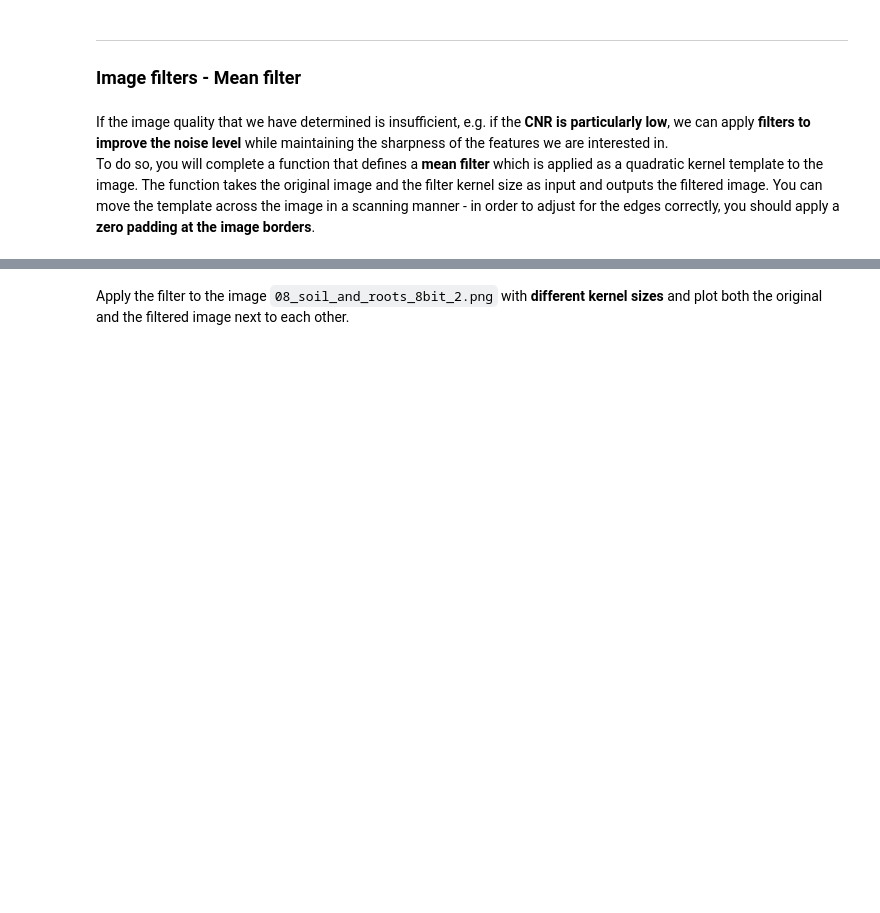
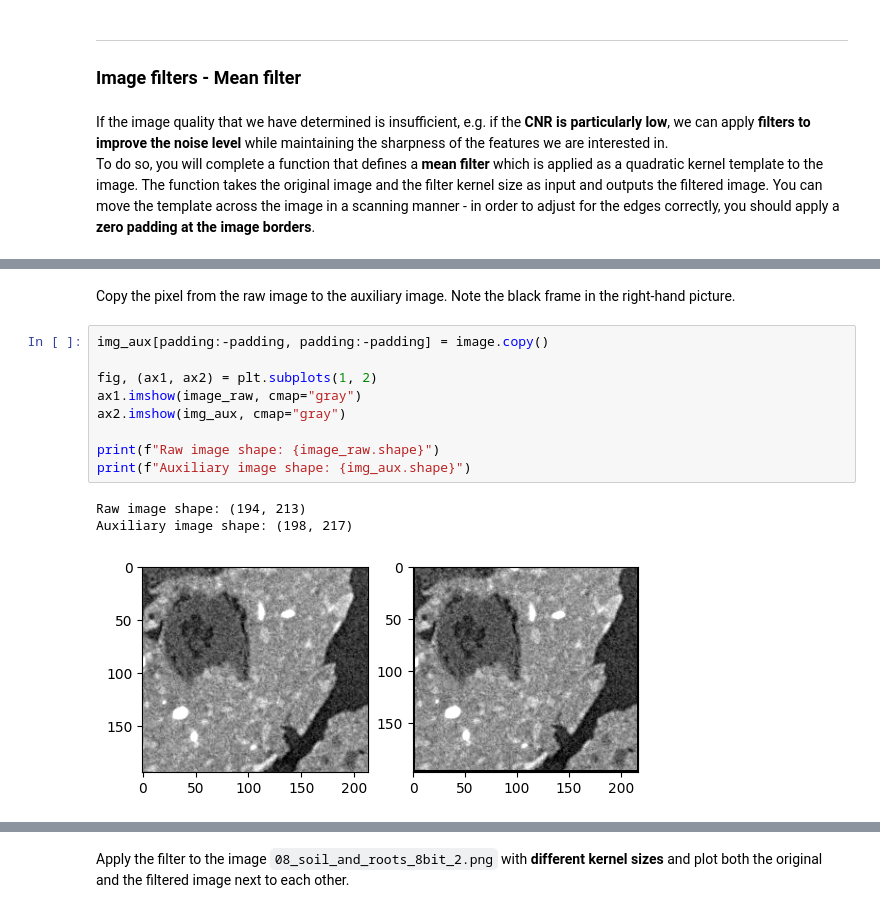
Before and after one commit to cawi-hro/SynchotronTechniques_MSF_CDMA, a Jupyter notebook: exercises/09_STMC_Image_processing_filters_solution.ipynb, the cells around one changed output, grey strips where cells are left out. Drawn from its saved outputs; the diff is of its cells as text; blank space fills up the shorter version.

```diff
--- a/exercises/09_STMC_Image_processing_filters_solution.ipynb
+++ b/exercises/09_STMC_Image_processing_filters_solution.ipynb
@@ -141,0 +178,15 @@ def mean_filter(image, filter_size):
+# %% [markdown]
+Copy the pixel from the raw image to the auxiliary image. Note the black frame in the right-hand picture.
+# %%
+img_aux[padding:-padding, padding:-padding] = image.copy()
+
+fig, (ax1, ax2) = plt.subplots(1, 2)
+ax1.imshow(image_raw, cmap="gray")
+ax2.imshow(img_aux, cmap="gray")
+
+print(f"Raw image shape: {image_raw.shape}")
+print(f"Auxiliary image shape: {img_aux.shape}")
+# %% [output]
+Raw image shape: (194, 213)
+Auxiliary image shape: (198, 217)
+[figure, added]
```
Also changed, not shown: parts of 35 cells of this notebook, 1 other file.
